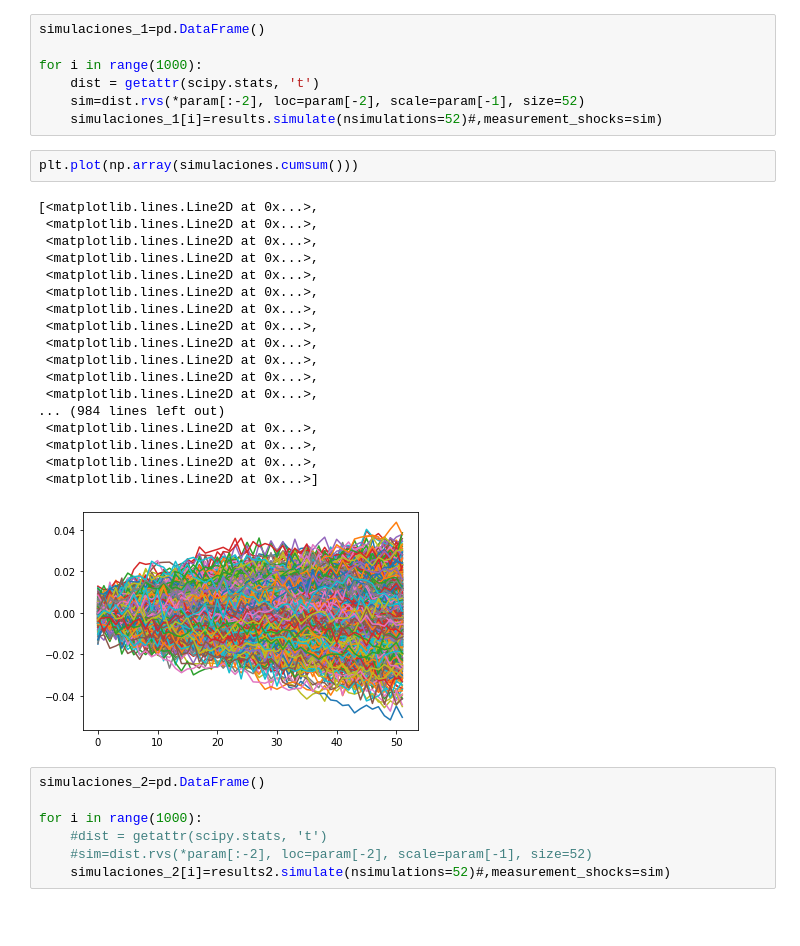
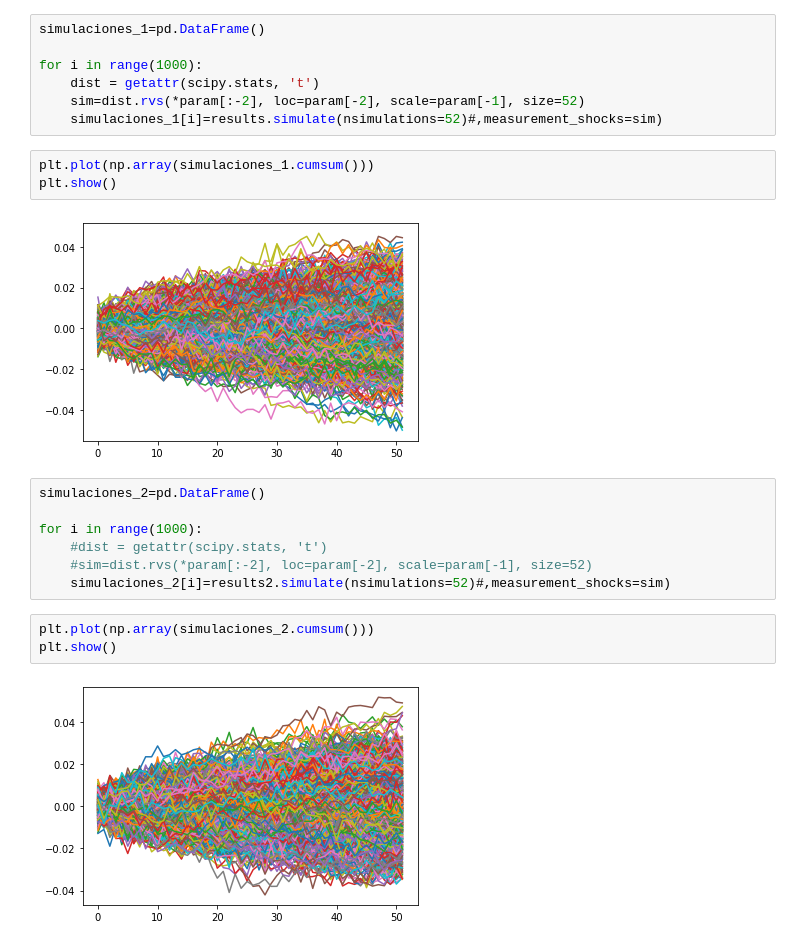
Before and after one commit to jdsuarez10/Calibraci-n-cruva-forward, a Jupyter notebook: Taller de derivados.ipynb, the cells around one changed output. Drawn from its saved outputs; the diff is of its cells as text; blank space fills up the shorter version.

```diff
--- a/Taller de derivados.ipynb
+++ b/Taller de derivados.ipynb
@@ -700,26 +700,10 @@ for i in range(1000):
     sim=dist.rvs(*param[:-2], loc=param[-2], scale=param[-1], size=52)
     simulaciones_1[i]=results.simulate(nsimulations=52)#,measurement_shocks=sim)
 # %%
-plt.plot(np.array(simulaciones.cumsum()))
+plt.plot(np.array(simulaciones_1.cumsum()))
+plt.show()
 # %% [output]
-[<matplotlib.lines.Line2D at 0x...>,
- <matplotlib.lines.Line2D at 0x...>,
- <matplotlib.lines.Line2D at 0x...>,
- <matplotlib.lines.Line2D at 0x...>,
- <matplotlib.lines.Line2D at 0x...>,
- <matplotlib.lines.Line2D at 0x...>,
- <matplotlib.lines.Line2D at 0x...>,
- <matplotlib.lines.Line2D at 0x...>,
- <matplotlib.lines.Line2D at 0x...>,
- <matplotlib.lines.Line2D at 0x...>,
- <matplotlib.lines.Line2D at 0x...>,
- <matplotlib.lines.Line2D at 0x...>,
-... (984 lines left out)
- <matplotlib.lines.Line2D at 0x...>,
- <matplotlib.lines.Line2D at 0x...>,
- <matplotlib.lines.Line2D at 0x...>,
- <matplotlib.lines.Line2D at 0x...>]
-[figure, old version]
+[figure, new version]
 # %%
 simulaciones_2=pd.DataFrame()
 
@@ -727,3 +711,8 @@ for i in range(1000):
     #dist = getattr(scipy.stats, 't')
     #sim=dist.rvs(*param[:-2], loc=param[-2], scale=param[-1], size=52)
     simulaciones_2[i]=results2.simulate(nsimulations=52)#,measurement_shocks=sim)
+# %%
+plt.plot(np.array(simulaciones_2.cumsum()))
+plt.show()
+# %% [output]
+[figure, added]
```
